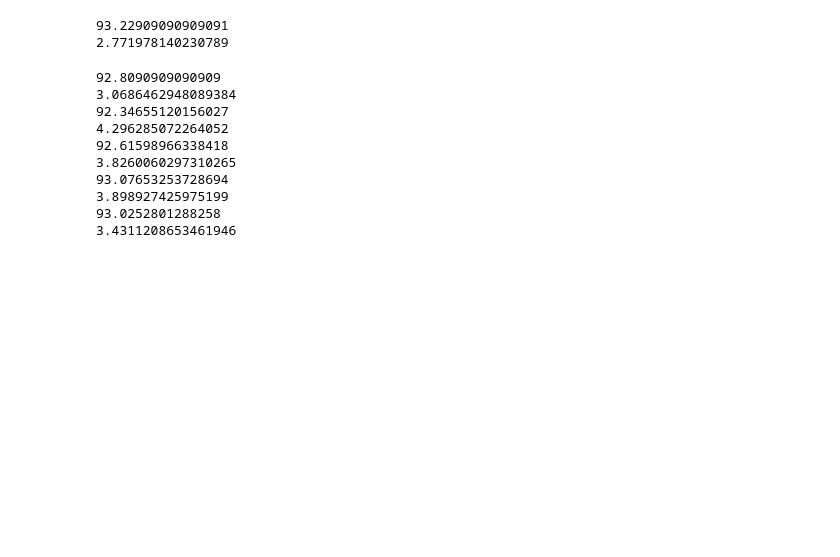
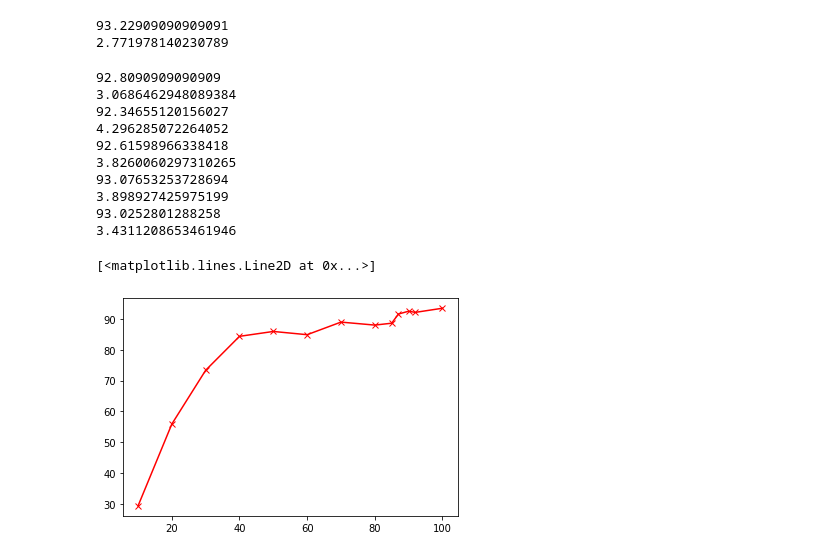
Before and after one commit to noemi-gozzi/Thesis-XAI, a Jupyter notebook: src/visualization/10 channels vs 6 channels.ipynb, the cells around one changed output. Cells and saved outputs as stored; diff of their text form; code cells hidden in the pictures; blank space fills up the shorter version.

```diff
--- a/src/visualization/10 channels vs 6 channels.ipynb
+++ b/src/visualization/10 channels vs 6 channels.ipynb
@@ -112,3 +112,12 @@ print(np.std(model))
 3.898927425975199
 93.0252801288258
 3.4311208653461946
+# %%
+percentage=[10,20,30,40,50,60,70,80,85, 87, 90, 92, 100]
+
+values=[29.30, 55.90, 73.36, 84.37, 85.95, 84.90, 88.99, 88.02, 88.63,  91.61, 92.52, 92.15, 93.49]
+plt.figure()
+plt.plot(percentage, values, "-rx")
+# %% [output]
+[<matplotlib.lines.Line2D at 0x...>]
+[figure, added]
```
Also changed, not shown: parts of 1 cell of this notebook, 1 other file.
